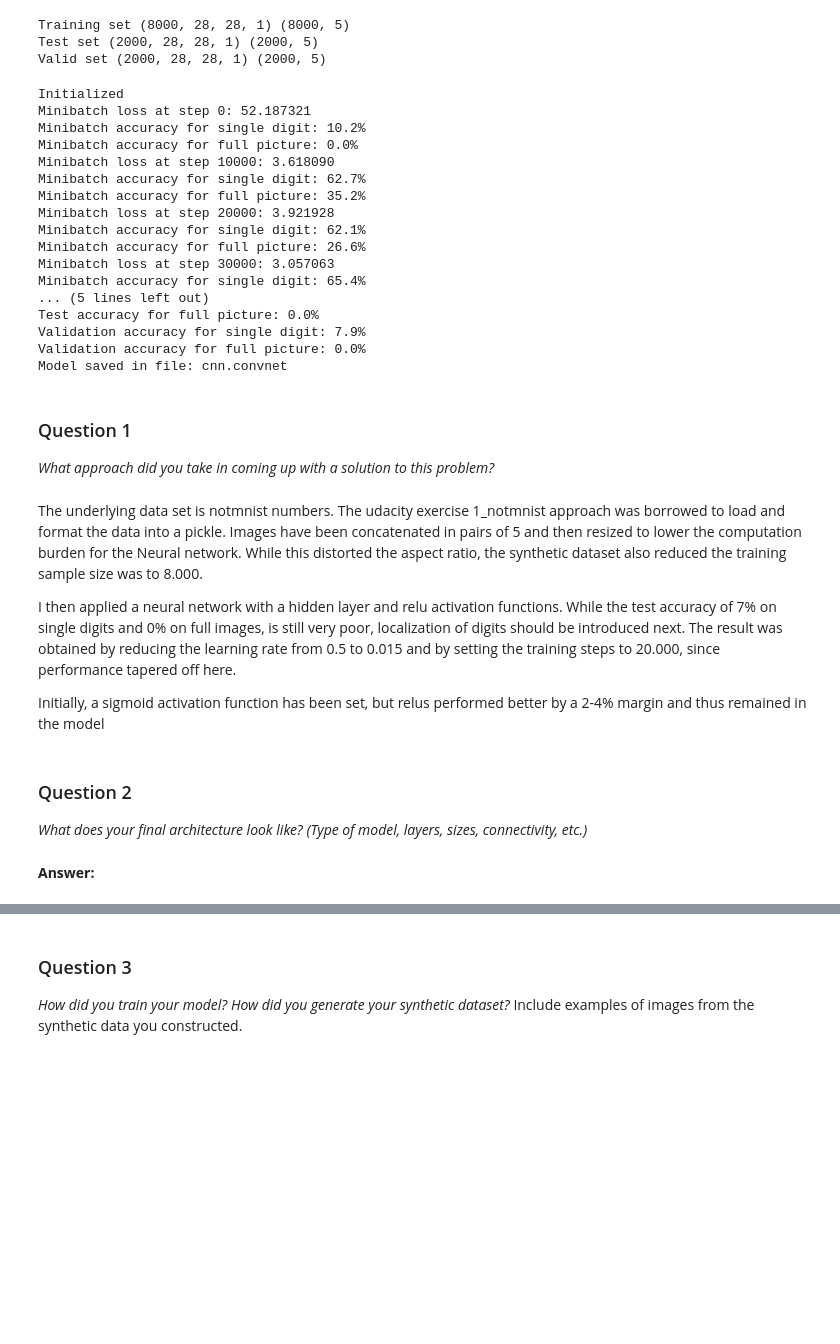
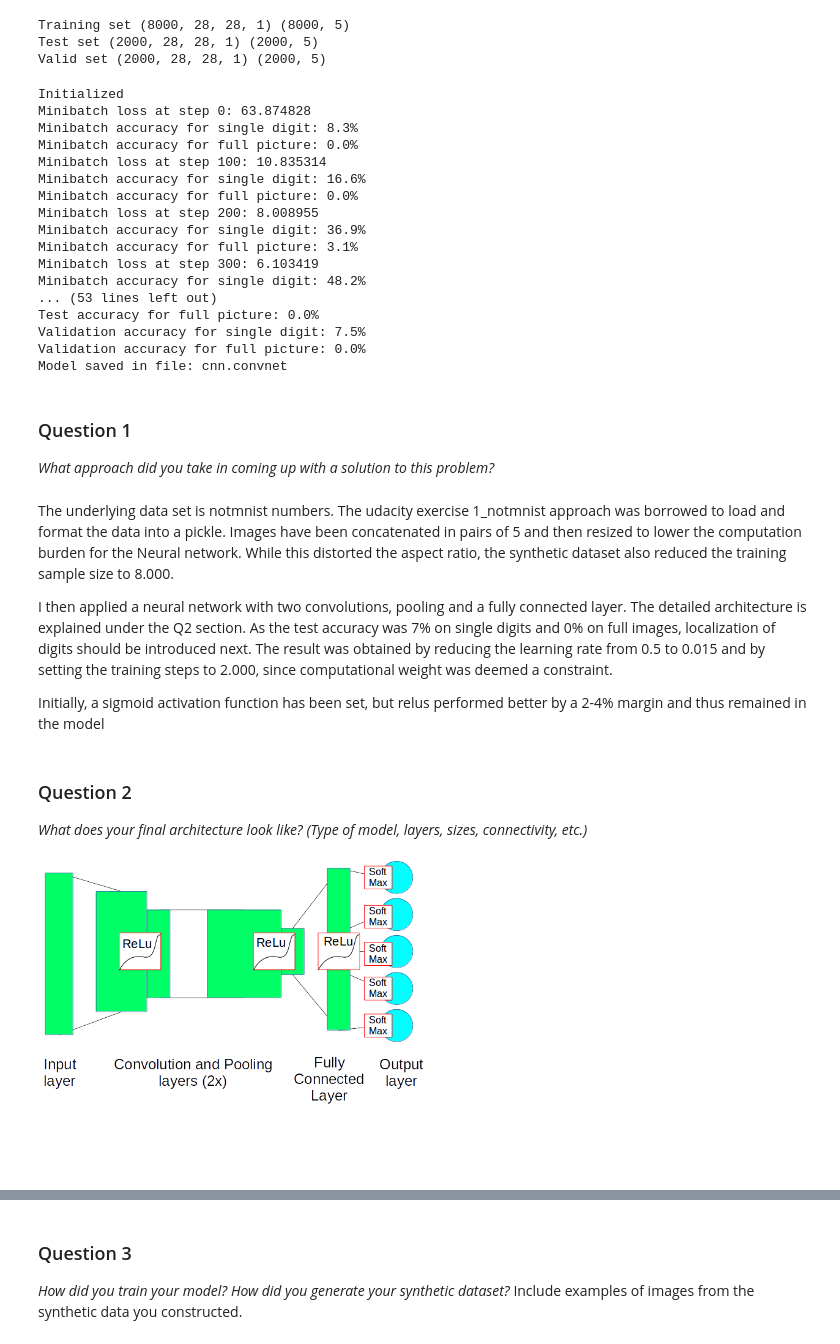
Before and after one commit to axlbert/SVHN_Recognition_NN, a Jupyter notebook: digit_recognition.ipynb, the cells around one changed output, grey strips where cells are left out. Saved outputs shown, nothing was run; the diff lists cells and outputs as text; code cells hidden in the pictures; blank space fills up the shorter version.

```diff
--- a/digit_recognition.ipynb
+++ b/digit_recognition.ipynb
@@ -345,5 +340,5 @@ with graph.as_default():
 # %%
-num_steps = 40001
+num_steps = 2001
 
 with tf.Session(graph=graph) as session:
     tf.global_variables_initializer().run()
@@ -356,7 +351,7 @@ with tf.Session(graph=graph) as session:
         feed_dict = {tf_train_dataset : batch_data, tf_train_labels : batch_labels}
         _, l, predictions = session.run([optimizer, loss, train_prediction], feed_dict=feed_dict)
 
-        if (step % 10000 == 0):
+        if (step % 100 == 0):
             print('Minibatch loss at step %d: %f' % (step, l))
             print('Minibatch accuracy for single digit: %.1f%%' % accuracy_single(predictions, batch_labels))
             print('Minibatch accuracy for full picture: %.1f%%' % accuracy_multi(predictions, batch_labels))
@@ -368,24 +363,24 @@ with tf.Session(graph=graph) as session:
     print('Test accuracy for full picture: %.1f%%' % accuracy_multi(test_prediction.eval(), test_labels))
     print('Validation accuracy for single digit: %.1f%%' % accuracy_single(valid_prediction.eval(), valid_labels))
     print('Validation accuracy for full picture: %.1f%%' % accuracy_multi(valid_prediction.eval(), valid_labels))
-    save_path = saver.save(session, "cnn.convnet")
+    save_path = saver.save(session, "convnet5")
     print("Model saved in file: %s" % save_path)
 # %% [output]
 Initialized
-Minibatch loss at step 0: 52.187321
-Minibatch accuracy for single digit: 10.2%
+Minibatch loss at step 0: 63.874828
+Minibatch accuracy for single digit: 8.3%
 Minibatch accuracy for full picture: 0.0%
-Minibatch loss at step 10000: 3.618090
-Minibatch accuracy for single digit: 62.7%
-Minibatch accuracy for full picture: 35.2%
-Minibatch loss at step 20000: 3.921928
-Minibatch accuracy for single digit: 62.1%
-Minibatch accuracy for full picture: 26.6%
-Minibatch loss at step 30000: 3.057063
-Minibatch accuracy for single digit: 65.4%
-... (5 lines left out)
+Minibatch loss at step 100: 10.835314
+Minibatch accuracy for single digit: 16.6%
+Minibatch accuracy for full picture: 0.0%
+Minibatch loss at step 200: 8.008955
+Minibatch accuracy for single digit: 36.9%
+Minibatch accuracy for full picture: 3.1%
+Minibatch loss at step 300: 6.103419
+Minibatch accuracy for single digit: 48.2%
+... (53 lines left out)
 Test accuracy for full picture: 0.0%
-Validation accuracy for single digit: 7.9%
+Validation accuracy for single digit: 7.5%
 Validation accuracy for full picture: 0.0%
 Model saved in file: cnn.convnet
 # %%
@@ -400,14 +395,17 @@ _What approach did you take in coming up with a solution to this problem?_
 # %% [markdown]
 The underlying data set is notmnist numbers. The udacity exercise 1_notmnist approach was borrowed to load and format the data into a pickle.
 Images have been concatenated in pairs of 5 and then resized to lower the computation burden for the Neural network.
-While this distorted the aspect ratio, the synthetic dataset also reduced the training sample size was to 8.000.
+While this distorted the aspect ratio, the synthetic dataset also reduced the training sample size to 8.000.
 
-I then applied a neural network with a hidden layer and relu activation functions. While the test accuracy of 7% on single digits and 0% on full images, is still very poor, localization of digits should be introduced next.
-The result was obtained by reducing the learning rate from 0.5 to 0.015 and by setting the training steps to 20.000, since performance tapered off here.
+I then applied a neural network with two convolutions, pooling and a fully connected layer. The detailed architecture is explained under the Q2 section. As the test accuracy was 7% on single digits and 0% on full images, localization of digits should be introduced next.
+The result was obtained by reducing the learning rate from 0.5 to 0.015 and by setting the training steps to 2.000, since computational weight was deemed a constraint.
 
 Initially, a sigmoid activation function has been set, but relus performed better by a 2-4% margin and thus remained in the model
 # %% [markdown]
 ### Question 2
 _What does your final architecture look like? (Type of model, layers, sizes, connectivity, etc.)_
-# %% [markdown]
-**Answer:**
+# %%
+from IPython.display import Image
+Image(filename =  "architecture.png", width=400)
+# %% [output]
+[figure, added]
```
Also changed, not shown: parts of 37 cells of this notebook, 1 other file.
